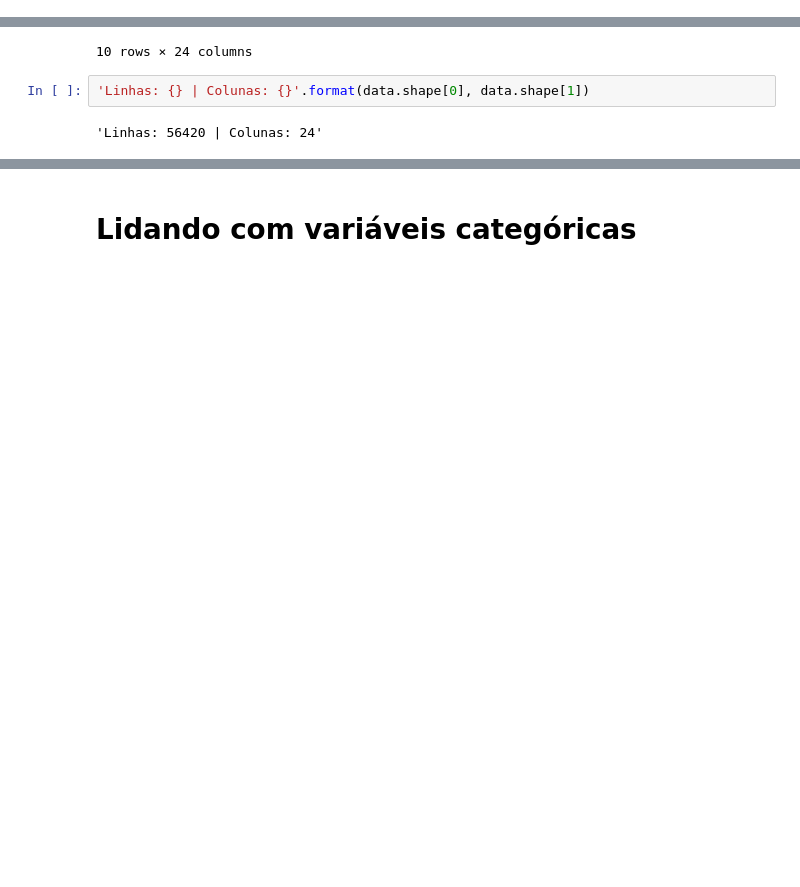
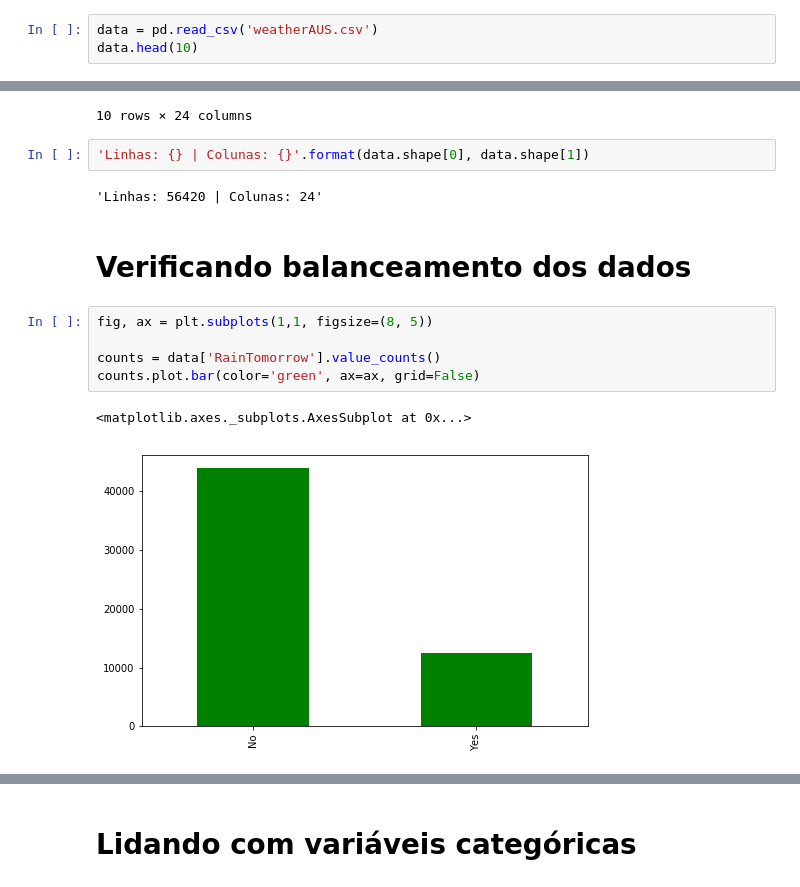
Before and after one commit to lucasferreiraek/rain-in-australia, a Jupyter notebook: Rain in Australia.ipynb, the cells around one changed output, grey strips where cells are left out. Drawn from its saved outputs; the diff is of its cells as text; blank space fills up the shorter version.

Commit message:
remaking analysis and modelling data

```diff
--- a/Rain in Australia.ipynb
+++ b/Rain in Australia.ipynb
@@ -32,0 +20,3 @@ data.head(10)
+# %%
+data = pd.read_csv('weatherAUS.csv')
+data.head(10)
@@ -76,3 +59,13 @@ data.head(10)
 'Linhas: {} | Colunas: {}'.format(data.shape[0], data.shape[1])
 # %% [output]
 'Linhas: 56420 | Colunas: 24'
+# %% [markdown]
+# Verificando balanceamento dos dados
+# %%
+fig, ax = plt.subplots(1,1, figsize=(8, 5))
+
+counts = data['RainTomorrow'].value_counts()
+counts.plot.bar(color='green', ax=ax, grid=False)
+# %% [output]
+<matplotlib.axes._subplots.AxesSubplot at 0x...>
+[figure, added]
```
Also changed, not shown: parts of 43 cells of this notebook.
